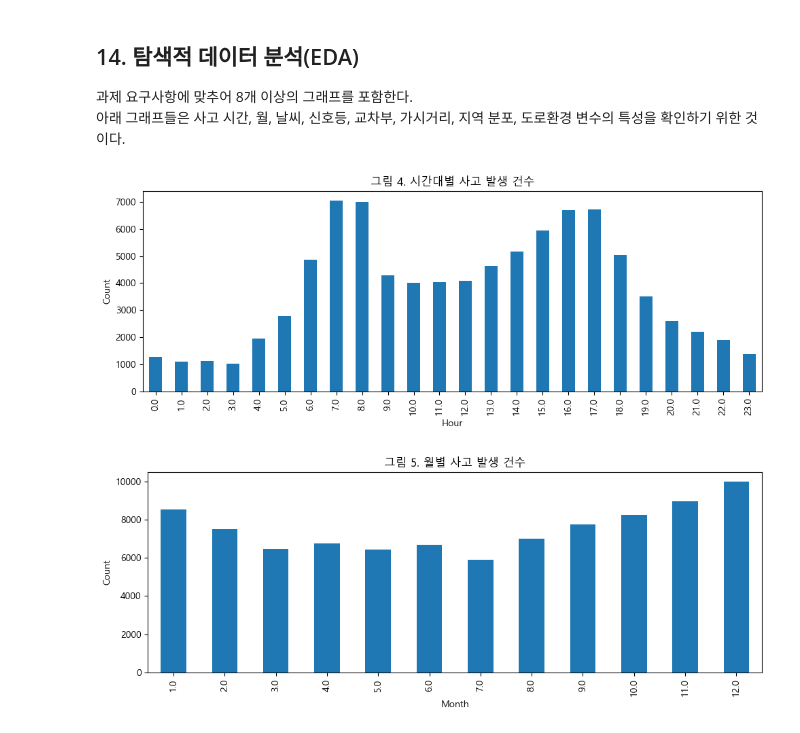
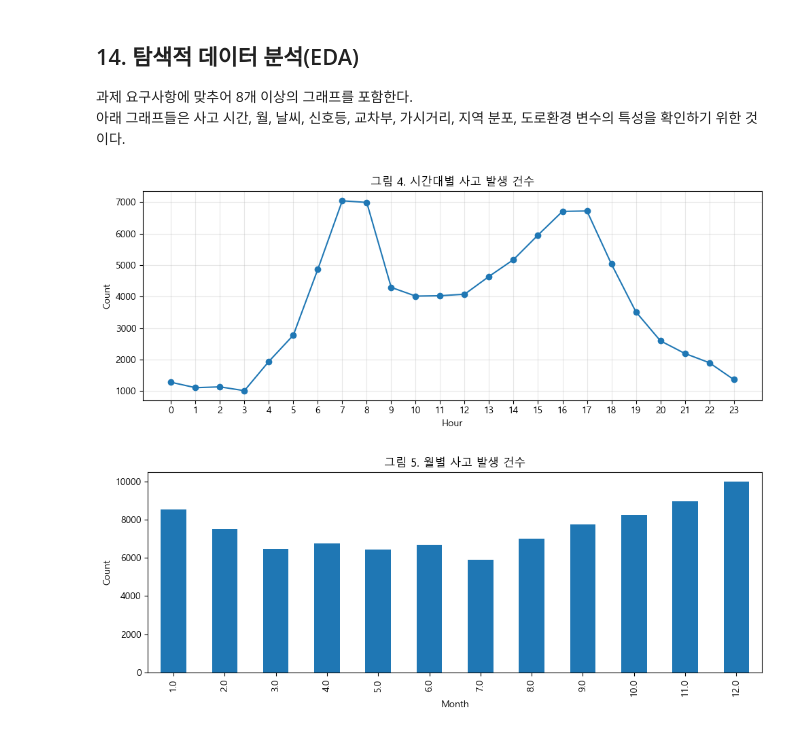
Before and after one commit to 2026-1st/Team-4, a Jupyter notebook: Team4_US_Accidents_Final_Project_revised.ipynb, the cells around one changed output. Cells and saved outputs as stored; diff of their text form; code cells hidden in the pictures.

```diff
--- a/Team4_US_Accidents_Final_Project_revised.ipynb
+++ b/Team4_US_Accidents_Final_Project_revised.ipynb
@@ -539,15 +539,23 @@ dtype: float64
 아래 그래프들은 사고 시간, 월, 날씨, 신호등, 교차부, 가시거리, 지역 분포, 도로환경 변수의 특성을 확인하기 위한 것이다.
 # %%
 plt.figure(figsize=(10, 4))
-data["Hour"].value_counts().sort_index().plot(kind="bar")
+
+data["Hour"].value_counts().sort_index().plot(
+    kind="line",
+    marker="o"
+)
+
 plt.title("그림 4. 시간대별 사고 발생 건수")
 plt.xlabel("Hour")
 plt.ylabel("Count")
+plt.xticks(range(0, 24))
+plt.grid(True, alpha=0.3)
+
 plt.tight_layout()
-plt.savefig("figures/fig04_accidents_by_hour.png", dpi=200)
+plt.savefig("figures/fig04_accidents_by_hour_line.png", dpi=200)
 plt.show()
 # %% [output]
-[figure, old version]
+[figure, new version]
 # %%
 plt.figure(figsize=(10, 4))
 data["Month"].value_counts().sort_index().plot(kind="bar")
```
Also changed, not shown: parts of 31 cells of this notebook, 18 other files.
